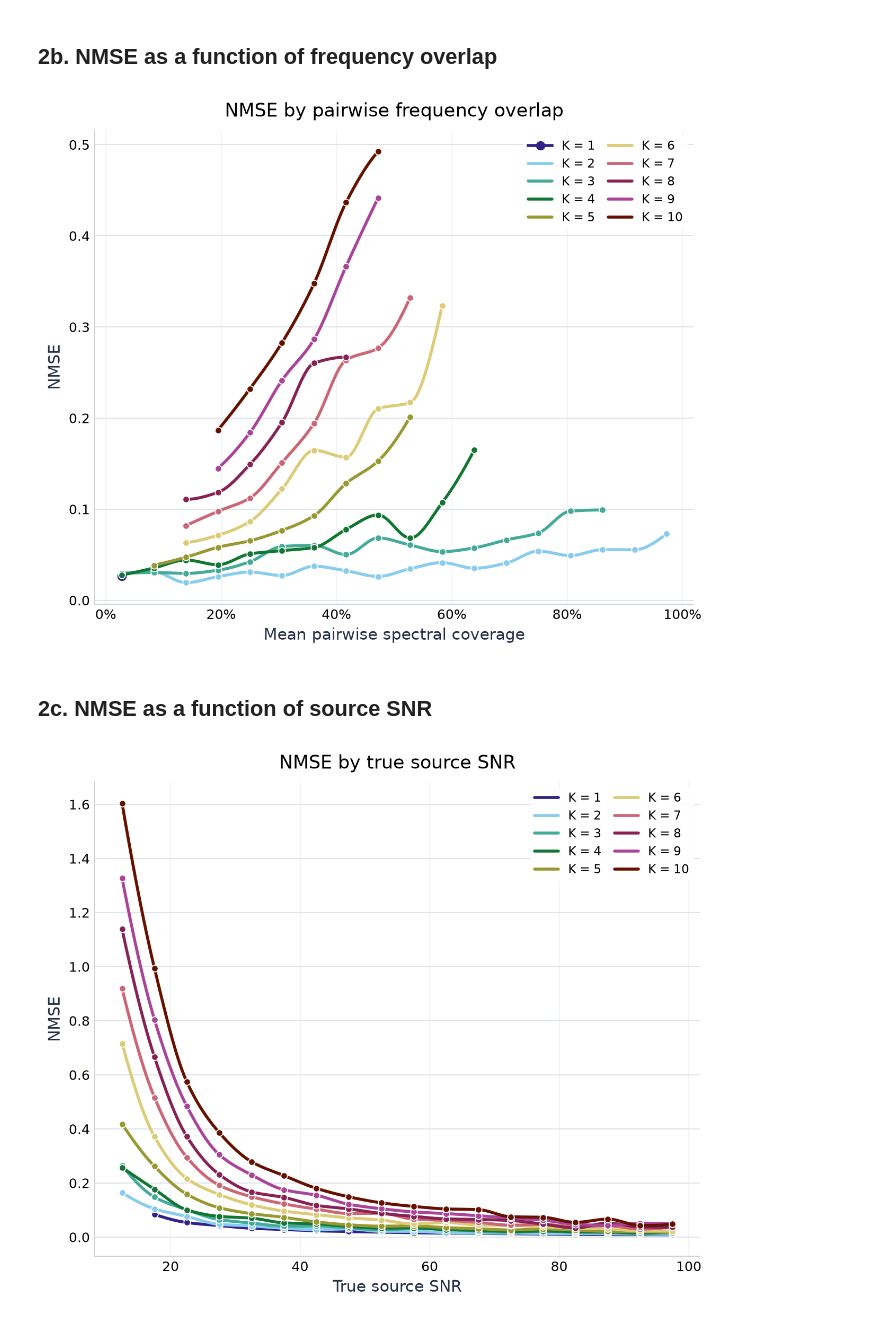
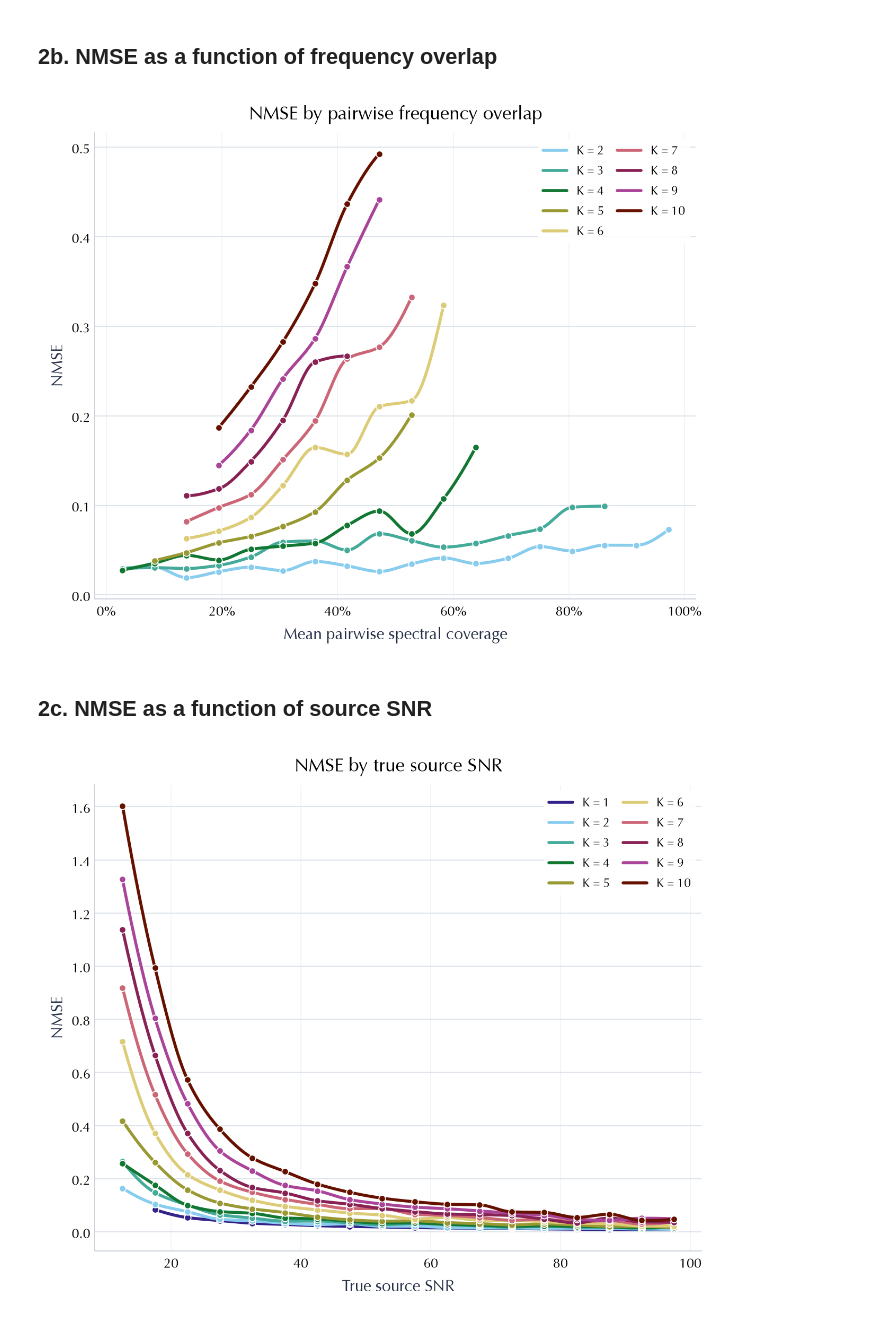
Before and after one commit to TristanDonze/gb-sources-separation, a Jupyter notebook: experiments/01_nmse_quality.ipynb, the cells around one changed output. Cells and saved outputs as stored; diff of their text form; code cells hidden in the pictures.

```diff
--- a/experiments/01_nmse_quality.ipynb
+++ b/experiments/01_nmse_quality.ipynb
@@ -9,6 +9,17 @@ import numpy as np
 import pandas as pd
 from matplotlib.ticker import PercentFormatter
 from scipy.interpolate import PchipInterpolator
+# %%
+plt.rcParams.update({
+    "font.family": "Optima",
+    "mathtext.fontset": "stix",
+    "font.size": 11,
+    "axes.titlesize": 13,
+    "axes.labelsize": 11,
+    "legend.fontsize": 10,
+    "xtick.labelsize": 10,
+    "ytick.labelsize": 10,
+})
 # %%
 
 RESULT_DIR = Path('results/run_20260903_170728_epoch_23')
@@ -49,11 +60,13 @@ def clean_axis(ax):
     ax.spines['top'].set_visible(False)
     ax.spines['right'].set_visible(False)
 
-def plot_curves_by_k(data, feature, edges, xlabel, title, min_samples=10, percent_x=False):
+def plot_curves_by_k(data, feature, edges, xlabel, title, min_samples=10, percent_x=False, skip_first_k = True):
     centers = 0.5 * (edges[:-1] + edges[1:])
     with plt.rc_context(PLOT_STYLE):
         fig, ax = plt.subplots(figsize=(7.2, 6.0), dpi=180)
         for color, k in zip(CURVE_COLORS, sorted(data.K.unique())):
+            if k == 1 and skip_first_k == True:
+                continue
             subset = data[data.K == k]
             bin_id = pd.cut(subset[feature], edges, labels=False, include_lowest=True)
             grouped = subset.assign(bin_id=bin_id).groupby('bin_id').nmse.agg(['mean', 'size'])
@@ -119,14 +132,14 @@ overlap_edges = np.linspace(0.0, 1.0, 19)
 plot_curves_by_k(mixture_nmse, 'frequency_overlap_pairwise', overlap_edges,
                  'Mean pairwise spectral coverage', 'NMSE by pairwise frequency overlap', percent_x=True)
 # %% [output]
-[figure, old version]
+[figure, new version]
 # %% [markdown]
 ## 2c. NMSE as a function of source SNR
 # %%
 source_nmse = (nmse_sources.groupby(['mixture_id', 'source'], as_index=False)
     .agg(K=('K', 'first'), snr=('snr', 'first'), nmse=('nmse', 'mean')))
 source_snr_edges = np.linspace(source_nmse.snr.min(), source_nmse.snr.max(), 19)
 plot_curves_by_k(source_nmse, 'snr', source_snr_edges,
-                 'True source SNR', 'NMSE by true source SNR')
+                 'True source SNR', 'NMSE by true source SNR', skip_first_k = False)
 # %% [output]
-[figure, old version]
+[figure, new version]
```
Also changed, not shown: parts of 4 cells of this notebook, 3 other files.
